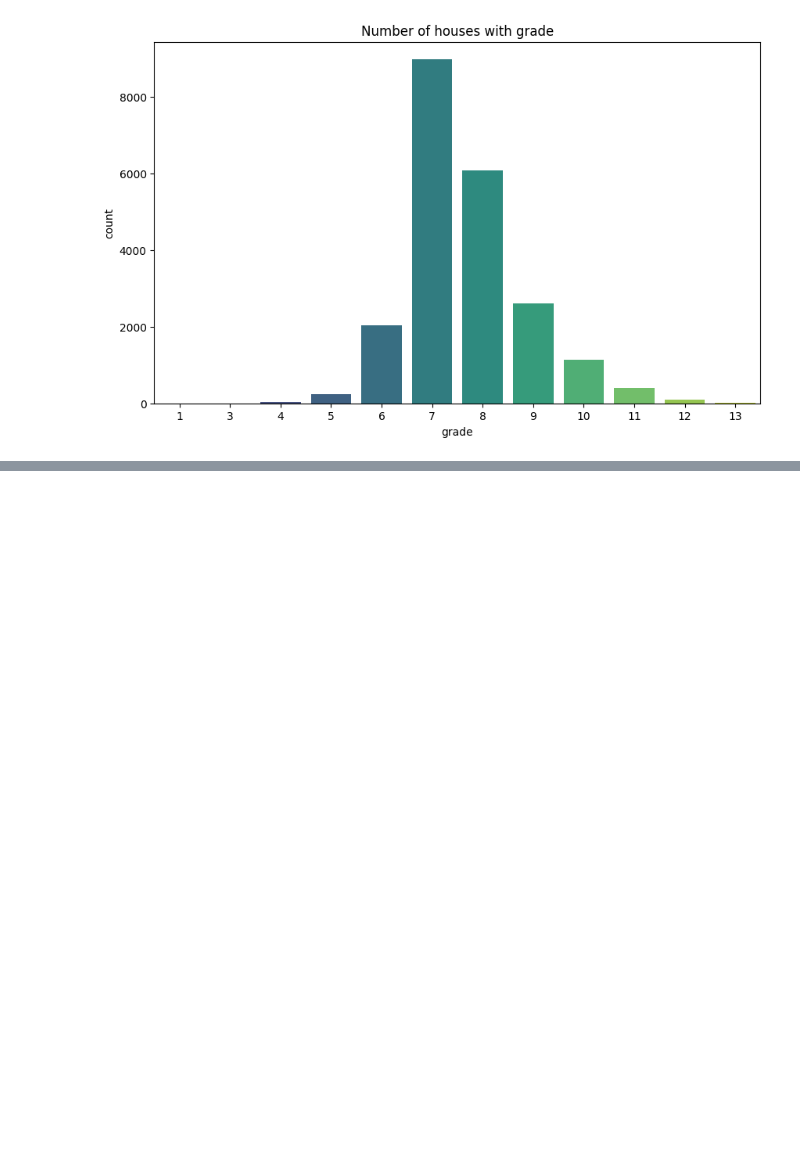
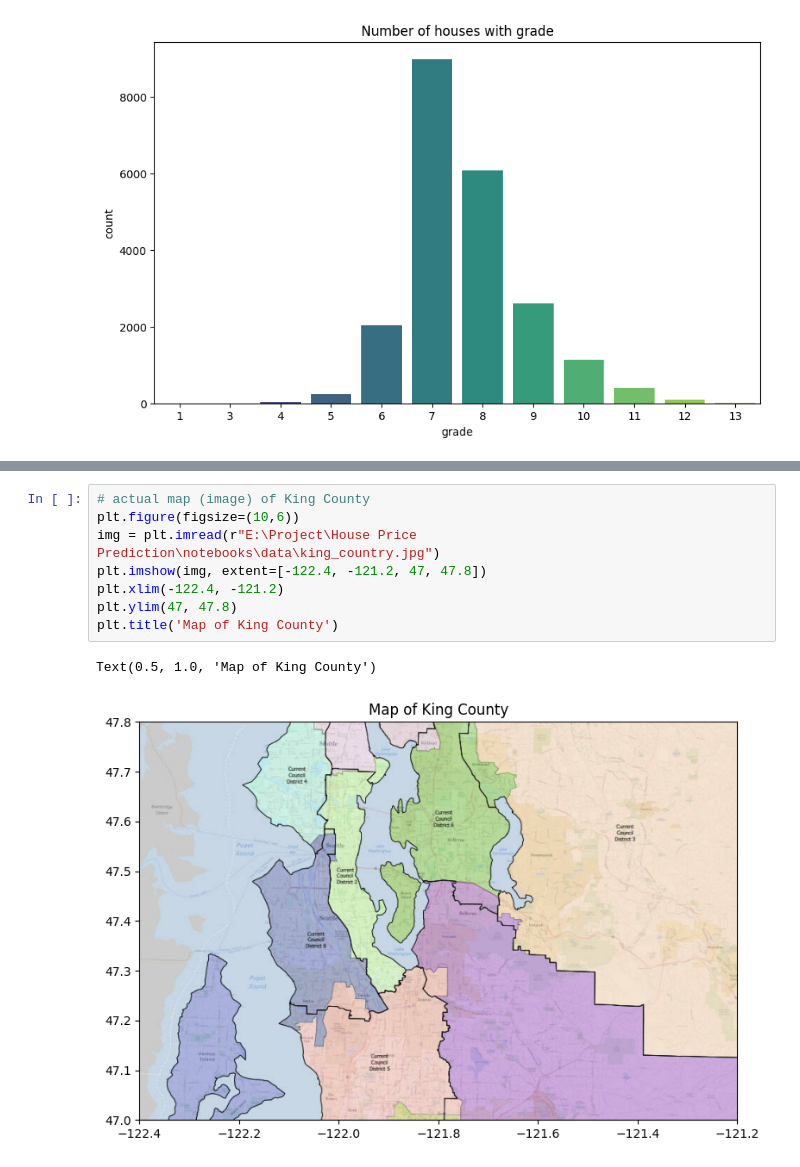
Before and after one commit to AnubhavYadavBCA25/House-Price-Prediction, a Jupyter notebook: notebooks/practice.ipynb, the cells around one changed output, grey strips where cells are left out. Cells and saved outputs as stored; diff of their text form; blank space fills up the shorter version.

```diff
--- a/notebooks/practice.ipynb
+++ b/notebooks/practice.ipynb
@@ -177,0 +201,11 @@ Text(0.5, 1.0, 'Price of houses over the years houses were renovated')
+# %%
+# actual map (image) of King County
+plt.figure(figsize=(10,6))
+img = plt.imread(r"E:\Project\House Price Prediction\notebooks\data\king_country.jpg")
+plt.imshow(img, extent=[-122.4, -121.2, 47, 47.8])
+plt.xlim(-122.4, -121.2)
+plt.ylim(47, 47.8)
+plt.title('Map of King County')
+# %% [output]
+Text(0.5, 1.0, 'Map of King County')
+[figure, added]
```
Also changed, not shown: parts of 7 cells of this notebook, 1 other file.
